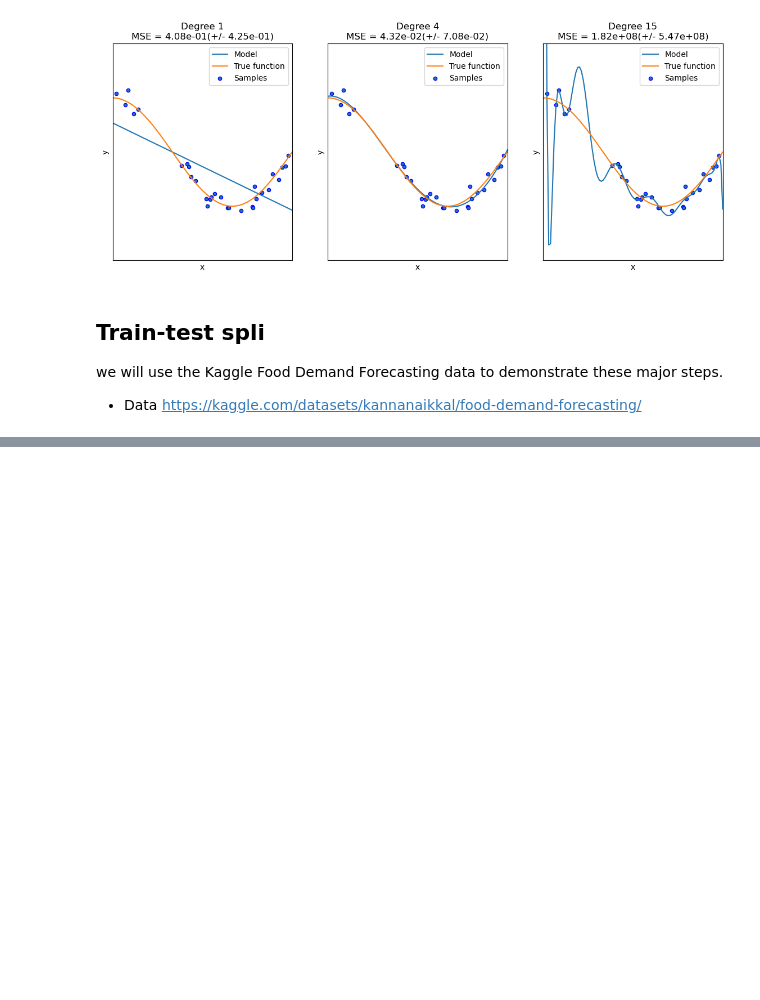
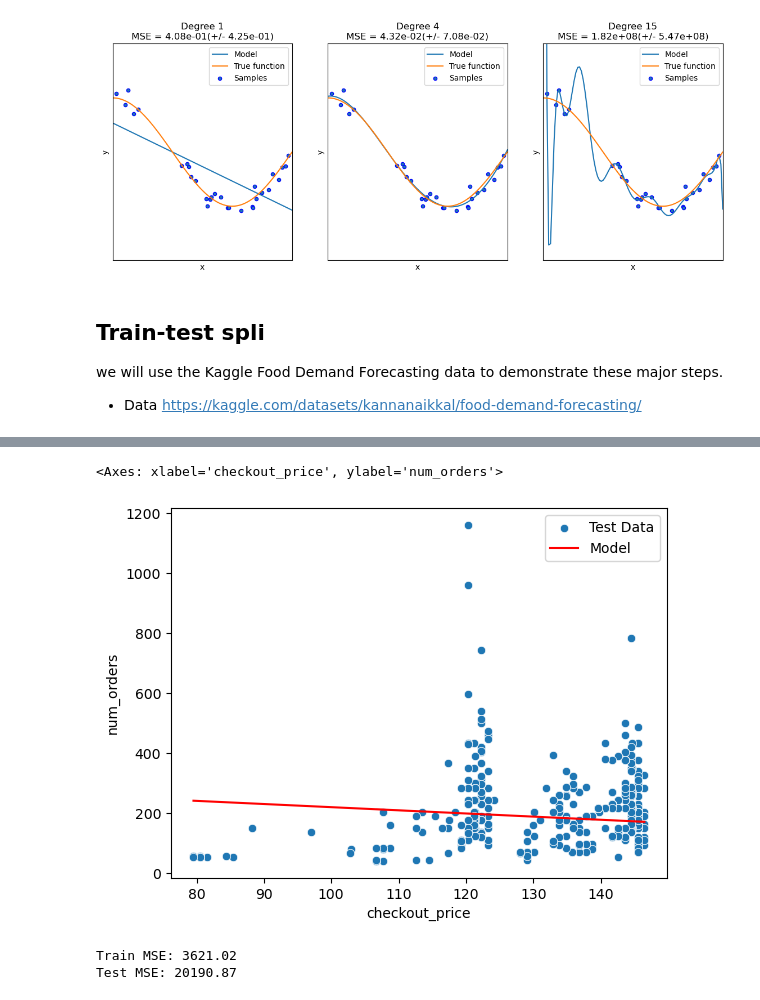
Before and after one commit to SiracencoSerghei/DataScienceHW, a Jupyter notebook: example_kaggle/les_3/supervised_ML_2.ipynb, the cells around one changed output, grey strips where cells are left out. Cells and saved outputs as stored; diff of their text form; code cells hidden in the pictures; blank space fills up the shorter version.

```diff
--- a/example_kaggle/les_3/supervised_ML_2.ipynb
+++ b/example_kaggle/les_3/supervised_ML_2.ipynb
@@ -90,0 +233,22 @@ we will use the Kaggle Food Demand Forecasting data to demonstrate these major s
+# %%
+# Test
+sns.scatterplot(x="checkout_price", y="num_orders", data=test_data, label="Test Data")
+sns.lineplot(
+    x="checkout_price", y="predictions", data=test_data, color="red", label="Model"
+)
+# %% [output]
+<Axes: xlabel='checkout_price', ylabel='num_orders'>
+[figure, added]
+# %%
+from sklearn.metrics import mean_squared_error, r2_score
+mean_squared_error_train = mean_squared_error(
+    train_data["num_orders"], train_data["predictions"]
+)
+print(f"Train MSE: {mean_squared_error_train:.2f}")
+mean_squared_error_test = mean_squared_error(
+    test_data["num_orders"], test_data["predictions"]
+)
+print(f"Test MSE: {mean_squared_error_test:.2f}")
+# %% [output]
+Train MSE: 3621.02
+Test MSE: 20190.87
```
Also changed, not shown: parts of 32 cells of this notebook, 1 other file.
